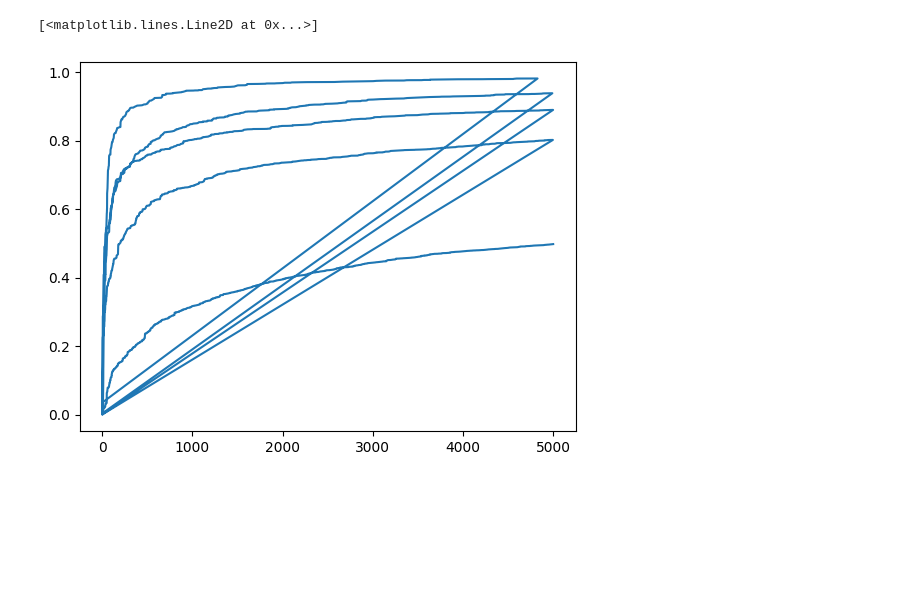
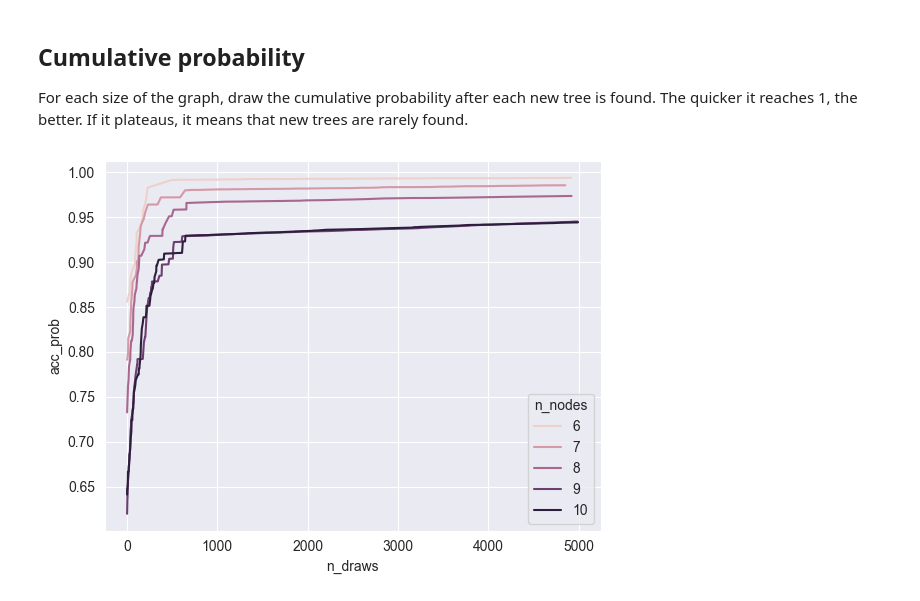
Before and after one commit to Lagergren-Lab/treesampling, a Jupyter notebook: notebooks/treesamp_analysis.ipynb, the cells around one changed output. Drawn from its saved outputs; the diff is of its cells as text; code cells hidden in the pictures; blank space fills up the shorter version.

```diff
--- a/notebooks/treesamp_analysis.ipynb
+++ b/notebooks/treesamp_analysis.ipynb
@@ -5,25 +8,2 @@ import networkx as nx
 from treesampling import algorithms
 from treesampling.utils.graphs import random_uniform_graph, random_tree_skewed_graph, tuttes_tot_weight, normalize_graph_weights, reset_adj_matrix, tree_to_newick, graph_weight
-# %%
-records = []
-# generate uniform graphs
-n_nodes = 6
-root = 0
-graph = random_uniform_graph(n_nodes)
-norm_graph = normalize_graph_weights(graph)
-tot_weight = tuttes_tot_weight(norm_graph, root)
-log_graph = reset_adj_matrix(graph, np.log(nx.to_numpy_array(graph)))
-
-sample_size = 2000
-sample = {}
-acc_w = 0
-num = 0
-for i in range(sample_size):
-    tree = algorithms.jens_rst(log_graph, root=root)
-    tree_nwk = tree_to_newick(tree)
-    if tree_nwk not in sample:
-        weight = np.exp(graph_weight(tree, log_probs=True))
-        sample[tree_nwk] = weight
-        acc_w += weight
-        num += 1
-        records.append([i, acc_w / tot_weight, acc_w, num, 'unif'])
@@ -120,7 +91,8 @@ time_df.to_csv('./time_by_nodes.csv')
+# %% [markdown]
+## Cumulative probability
+For each size of the graph, draw the cumulative probability after each new tree is found. The quicker it reaches 1, the better.
+If it plateaus, it means that new trees are rarely found.
 # %%
-import matplotlib.pyplot as plt
-plt.plot(rec_df['n_draws'], rec_df['acc_prob'], label=rec_df['graph_type'])
-# FIXME: can't use matplotlib - plot moved to ggplot
+g = sns.lineplot(res_df, x='n_draws', y='acc_prob', hue='n_nodes')
 # %% [output]
-[<matplotlib.lines.Line2D at 0x...>]
-[figure, old version]
+[figure, new version]
```
Also changed, not shown: parts of 17 cells of this notebook.
